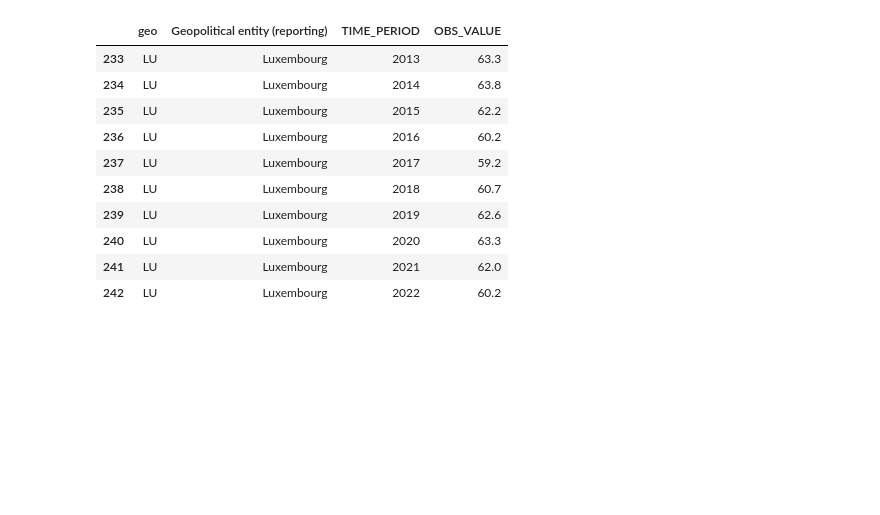
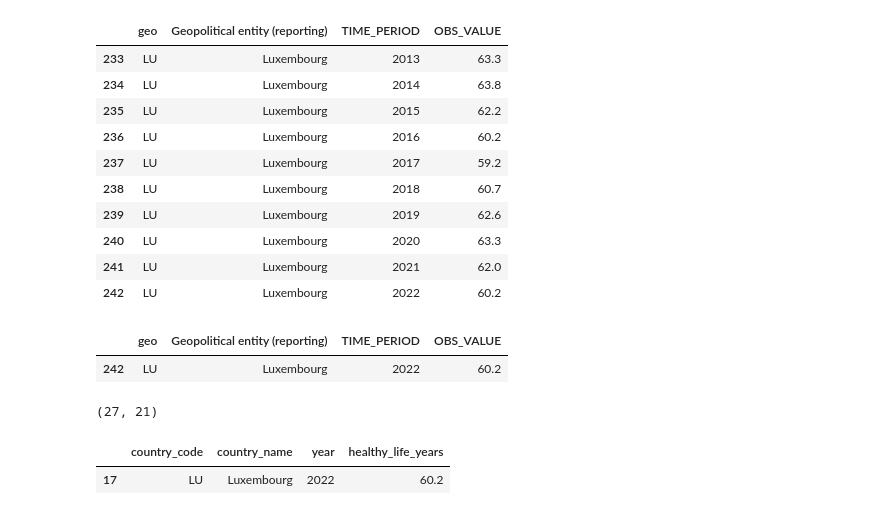
Before and after one commit to eljesam/DAV_Eljesa_Repeat, a Jupyter notebook: Notebooks/EQLI_analysis.ipynb, the cells around one changed output. Drawn from its saved outputs; the diff is of its cells as text; code cells hidden in the pictures; blank space fills up the shorter version.

```diff
--- a/Notebooks/EQLI_analysis.ipynb
+++ b/Notebooks/EQLI_analysis.ipynb
@@ -602,3 +602,19 @@ healthy_life[
 | 240 | LU | Luxembourg | 2020 | 63.3 |
 | 241 | LU | Luxembourg | 2021 | 62.0 |
 | 242 | LU | Luxembourg | 2022 | 60.2 |
+# %%
+#Adding Luxembourg's 2022 value
+
+lu_2022 = healthy_life[(healthy_life["geo"] == "LU") & (healthy_life["TIME_PERIOD"] == 2022)].copy()
+
+lu_2022[
+    [
+        "geo",
+        "Geopolitical entity (reporting)",
+        "TIME_PERIOD",
+        "OBS_VALUE"
+    ]
+]
+# %% [output]
+|  | geo | Geopolitical entity (reporting) | TIME_PERIOD | OBS_VALUE |
+| 242 | LU | Luxembourg | 2022 | 60.2 |
@@ -604,0 +623,4 @@ healthy_life[
+# %%
+healthy_life_updated.shape
+# %% [output]
+(27, 21)
@@ -604,0 +641,7 @@ healthy_life[
+# %%
+healthy_life_clean = (healthy_life_clean.sort_values("country_name").reset_index(drop=True))
+
+healthy_life_clean[healthy_life_clean["country_code"] == "LU"]
+# %% [output]
+|  | country_code | country_name | year | healthy_life_years |
+| 17 | LU | Luxembourg | 2022 | 60.2 |
```
Also changed, not shown: parts of 3 cells of this notebook.
